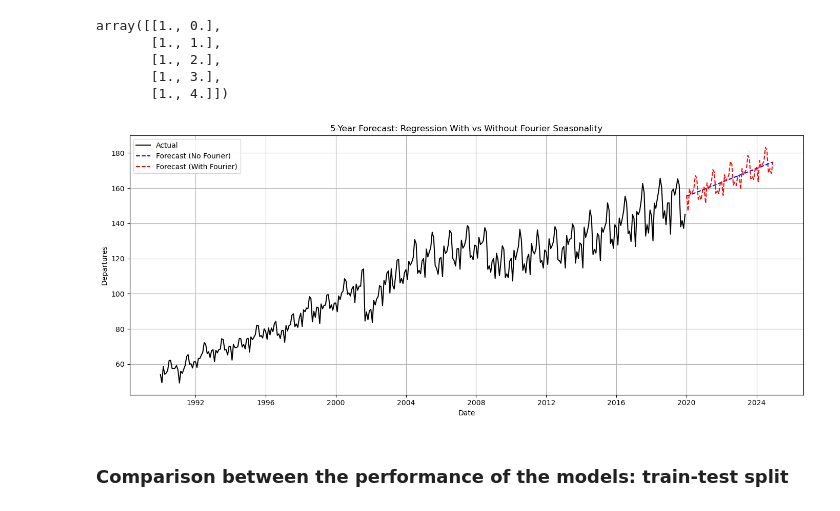
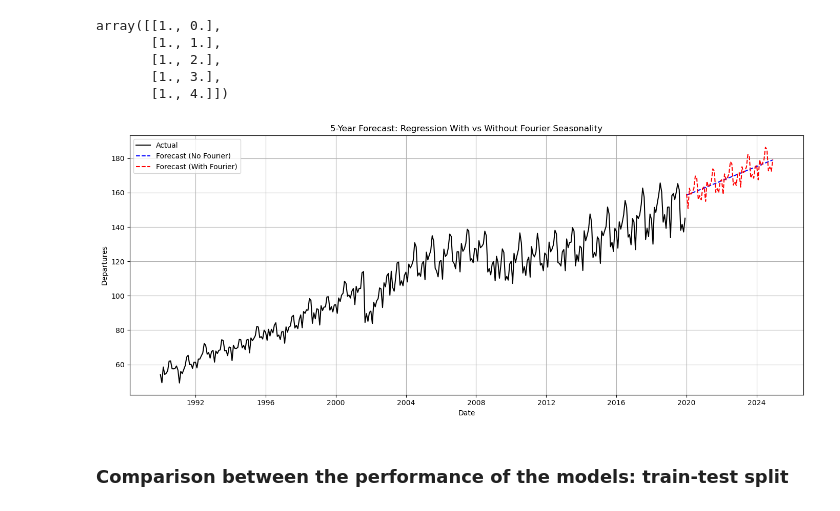
Before and after one commit to nelad1997/Time_Series_Project, a Jupyter notebook: Time_Series_Project.ipynb, the cells around one changed output. Saved outputs shown, nothing was run; the diff lists cells and outputs as text; code cells hidden in the pictures.

```diff
--- a/Time_Series_Project.ipynb
+++ b/Time_Series_Project.ipynb
@@ -532,14 +530,6 @@ train_y = train_df['departures']
 test_df = monthly_departures.iloc[split_index:]
 test_y = test_df['departures']
 # %%
-import numpy as np
-import pandas as pd
-import matplotlib.pyplot as plt
-from sklearn.linear_model import LinearRegression
-
-# נניח ש-'monthly_departures' כבר כולל את העמודה 'departures' ואת 't'
-
-# הגדרת t
 t = np.arange(len(monthly_departures))
 monthly_departures['t'] = t
 
@@ -547,8 +537,8 @@ monthly_departures['t'] = t
 X_linear = np.column_stack([np.ones(len(t)), t])
 
 # שוקים: 2001 ו-2008
-shock_2001_slope = np.array([min(int(i >= 141) * (i - 141), 9) for i in t])
-shock_2008_slope = np.array([min(int(i >= 225) * (i - 225), 15) for i in t])
+shock_2001_slope = np.array([min(int(i >= 141) * (i - 141), 2) for i in t])
+shock_2008_slope = np.array([min(int(i >= 225) * (i - 225), 2) for i in t])
 X_shocks = np.column_stack([shock_2001_slope, shock_2008_slope])
 
 # טורי פורייה: K=6
@@ -582,38 +572,38 @@ t_future = np.arange(t_last + 1, t_last + future_steps + 1)
 
 # יצירת future features
 X_linear_future = np.column_stack([np.ones(len(t_future)), t_future])
-shock_2001_future = np.array([min(int(i >= 141) * (i - 141), 9) for i in t_future])
-shock_2008_future = np.array([min(int(i >= 225) * (i - 225), 15) for i in t_future])
+shock_2001_future = np.array([min(int(i >= 141) * (i - 141), 2) for i in t_future])
+shock_2008_future = np.array([min(int(i >= 225) * (i - 225), 2) for i in t_future])
 X_shocks_future = np.column_stack([shock_2001_future, shock_2008_future])
 X_fourier_future = np.array([
     np.concatenate([np.cos(lambdas * ti), np.sin(lambdas * ti)])
     for ti in t_future
 ])
 X_basic_future = np.concatenate([X_linear_future, X_shocks_future], axis=1)
 X_extra_future = np.concatenate([X_linear_future, X_fourier_future, X_shocks_future], axis=1)
 
 # חיזוי
 forecast_basic = model_basic.predict(X_basic_future)
 forecast_fourier = model_fourier.predict(X_extra_future)
 
 # תאריכי עתיד
 start_date = monthly_departures.index[-1] + pd.offsets.MonthBegin(1)
 future_dates = pd.date_range(start=start_date, periods=future_steps, freq='MS')
 
 # ציור
 plt.figure(figsize=(14, 6))
 plt.plot(monthly_departures.index, monthly_departures['departures'], label="Actual", color='black')
 plt.plot(future_dates, forecast_basic, label="Forecast (No Fourier)", linestyle='--', color='blue')
 plt.plot(future_dates, forecast_fourier, label="Forecast (With Fourier)", linestyle='--', color='red')
 plt.title("5-Year Forecast: Regression With vs Without Fourier Seasonality")
 plt.xlabel("Date")
 plt.ylabel("Departures")
 plt.legend()
 plt.grid(True)
 plt.tight_layout()
 plt.show()
 # %% [output]
-[figure, old version]
+[figure, new version]
 # %% [markdown]
 ### Comparison between the performance of the models: train-test split
 # %% [markdown]
```
Also changed, not shown: parts of 15 cells of this notebook.
